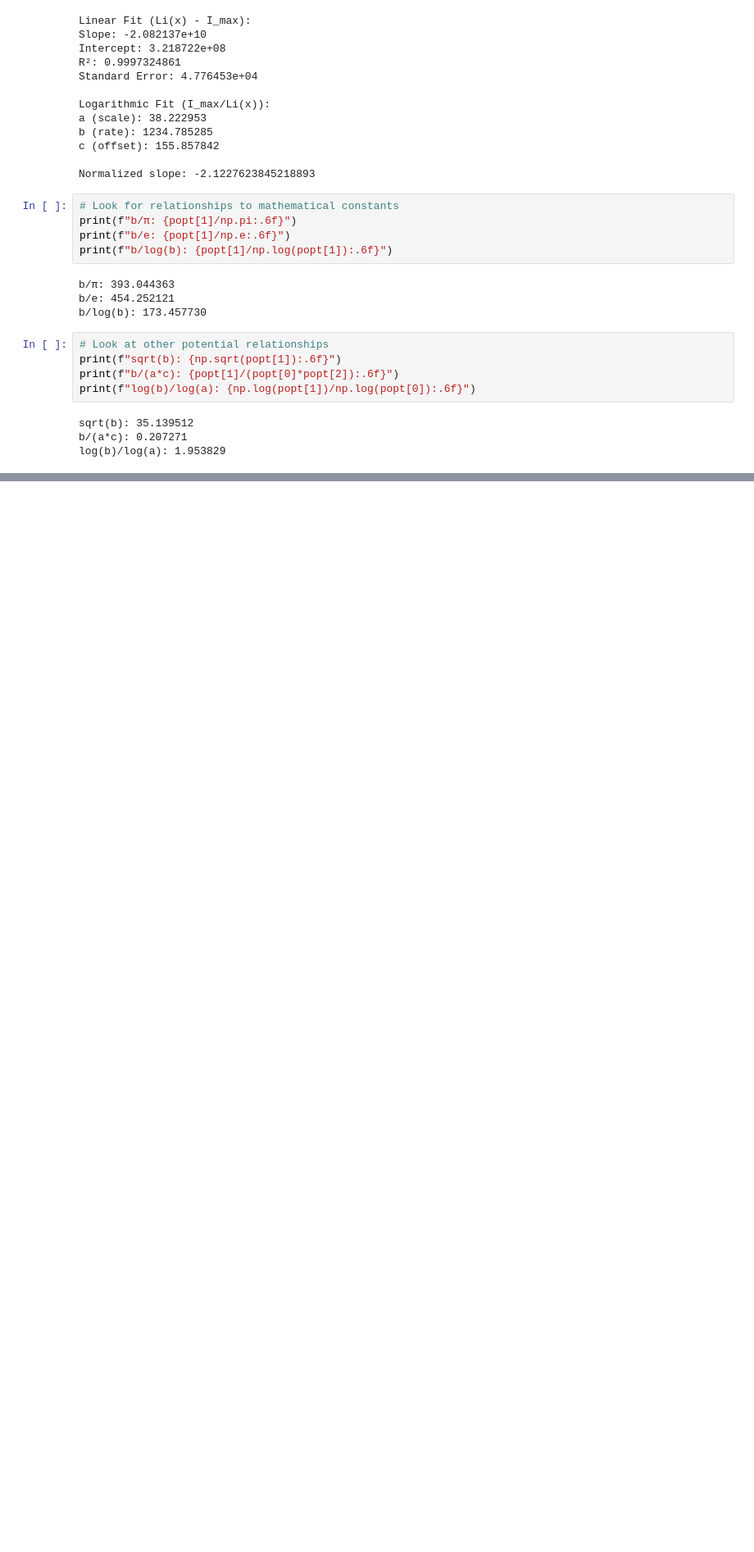
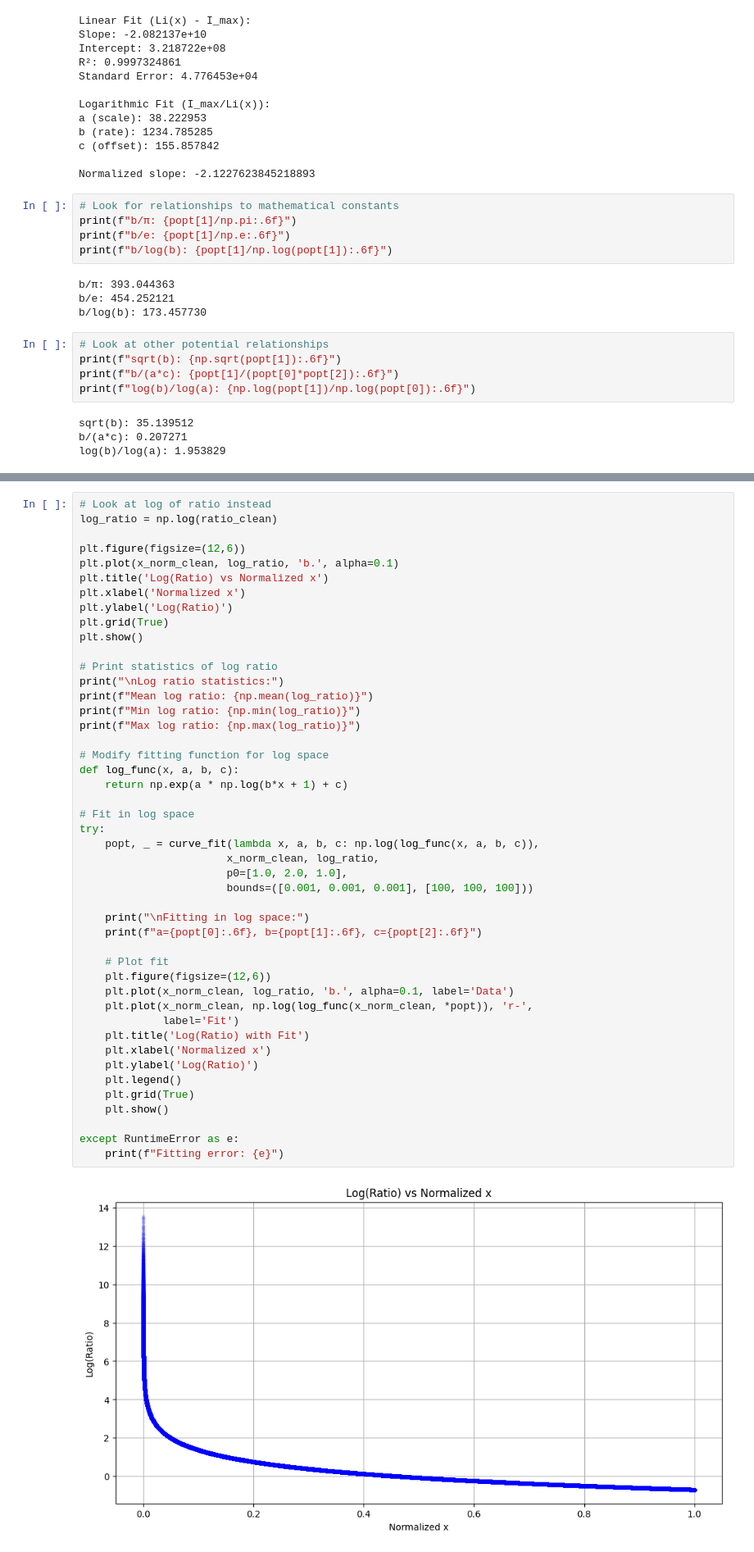
Before and after one commit to nking-1/ComplexityEfficiency, a Jupyter notebook: Prime Analysis.ipynb, the cells around one changed output, grey strips where cells are left out. Shown at 82% size. Saved outputs shown, nothing was run; the diff lists cells and outputs as text; blank space fills up the shorter version.

```diff
--- a/Prime Analysis.ipynb
+++ b/Prime Analysis.ipynb
@@ -631,0 +876,48 @@ log(b)/log(a): 1.953829
+# %%
+# Look at log of ratio instead
+log_ratio = np.log(ratio_clean)
+
+plt.figure(figsize=(12,6))
+plt.plot(x_norm_clean, log_ratio, 'b.', alpha=0.1)
+plt.title('Log(Ratio) vs Normalized x')
+plt.xlabel('Normalized x')
+plt.ylabel('Log(Ratio)')
+plt.grid(True)
+plt.show()
+
+# Print statistics of log ratio
+print("\nLog ratio statistics:")
+print(f"Mean log ratio: {np.mean(log_ratio)}")
+print(f"Min log ratio: {np.min(log_ratio)}")
+print(f"Max log ratio: {np.max(log_ratio)}")
+
+# Modify fitting function for log space
+def log_func(x, a, b, c):
+    return np.exp(a * np.log(b*x + 1) + c)
+
+# Fit in log space
+try:
+    popt, _ = curve_fit(lambda x, a, b, c: np.log(log_func(x, a, b, c)),
+                       x_norm_clean, log_ratio,
+                       p0=[1.0, 2.0, 1.0],
+                       bounds=([0.001, 0.001, 0.001], [100, 100, 100]))
+
+    print("\nFitting in log space:")
+    print(f"a={popt[0]:.6f}, b={popt[1]:.6f}, c={popt[2]:.6f}")
+
+    # Plot fit
+    plt.figure(figsize=(12,6))
+    plt.plot(x_norm_clean, log_ratio, 'b.', alpha=0.1, label='Data')
+    plt.plot(x_norm_clean, np.log(log_func(x_norm_clean, *popt)), 'r-',
+             label='Fit')
+    plt.title('Log(Ratio) with Fit')
+    plt.xlabel('Normalized x')
+    plt.ylabel('Log(Ratio)')
+    plt.legend()
+    plt.grid(True)
+    plt.show()
+
+except RuntimeError as e:
+    print(f"Fitting error: {e}")
+# %% [output]
+[figure, added]
```
Also changed, not shown: parts of 16 cells of this notebook.
